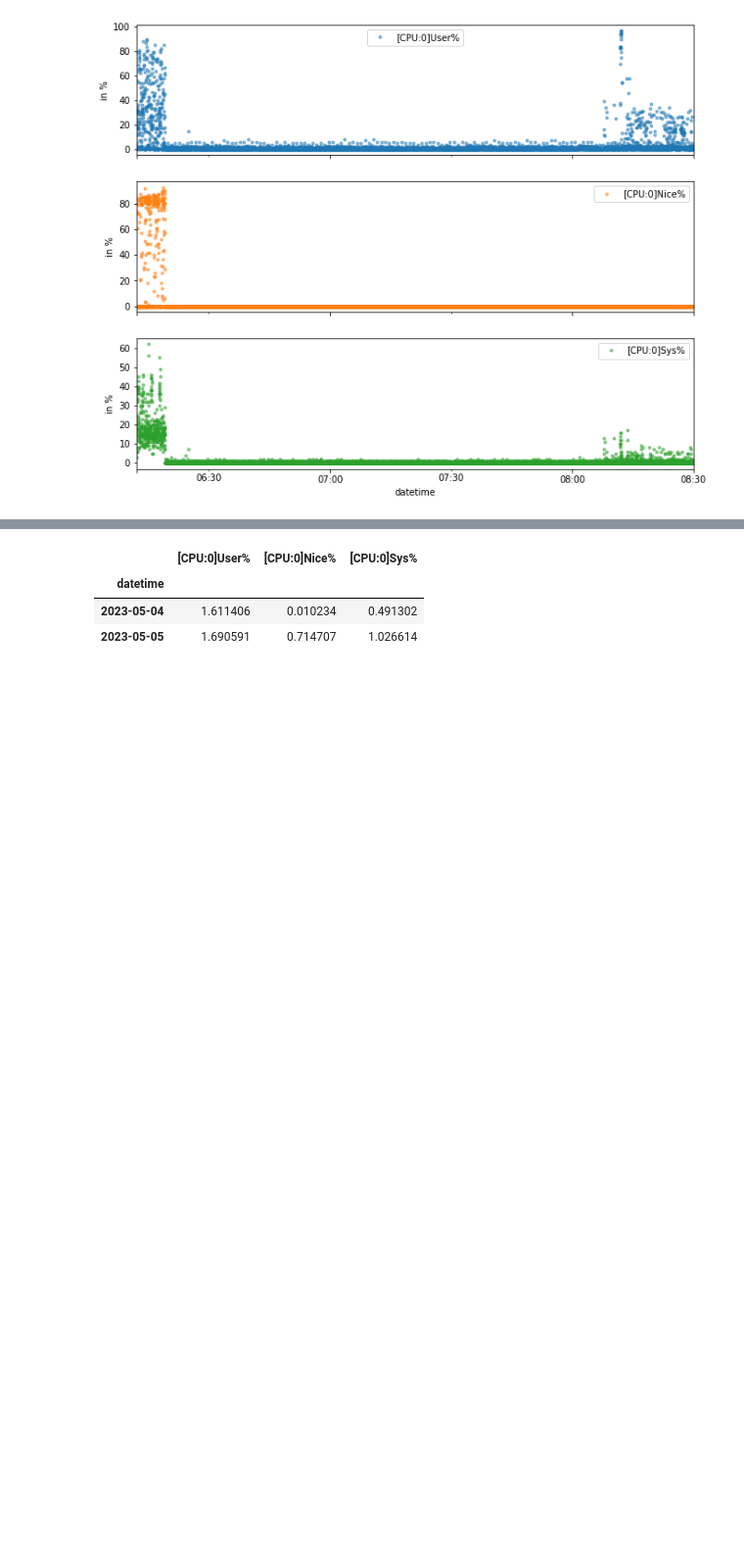
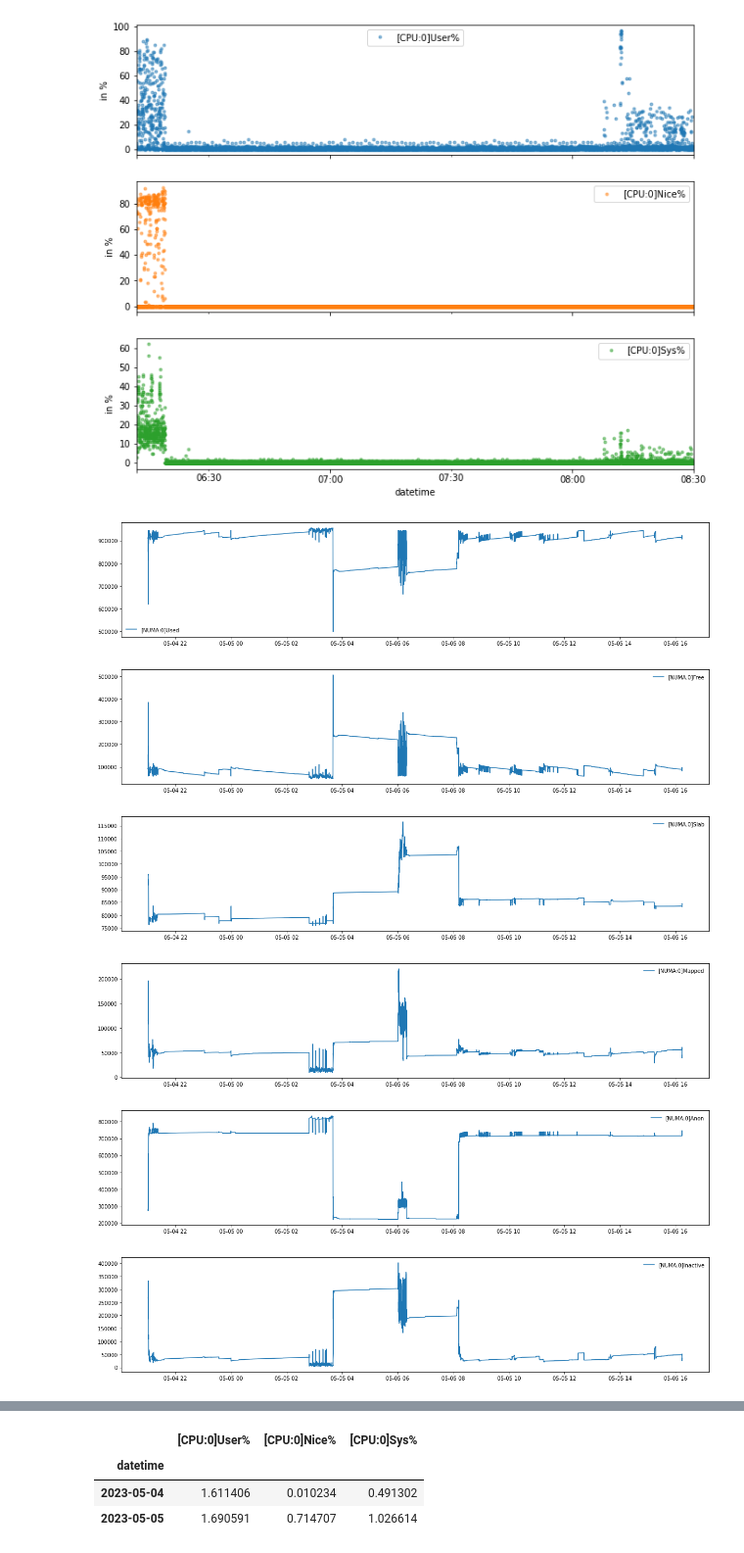
Before and after one commit to JoDeMiro/Scaler, a Jupyter notebook: Auditor_for_Mylog.ipynb, the cells around one changed output, grey strips where cells are left out. Shown at 98% size. Cells and saved outputs as stored; diff of their text form; code cells hidden in the pictures; blank space fills up the shorter version.

```diff
--- a/Auditor_for_Mylog.ipynb
+++ b/Auditor_for_Mylog.ipynb
@@ -230,3 +194,24 @@ for ax in axes:
     ax.set_ylabel('in %')
 # %% [output]
 [figure]
+# %%
+def plot_timeseries_metrics_separate(name: str):
+
+    for col_name in df.columns:
+        if name in col_name:
+            if tdf[col_name].describe()[2] > 0:
+                plt.figure(figsize=(20, 4))
+                plt.ticklabel_format(useOffset=False)
+                plt.ticklabel_format(style='plain')
+                plt.plot(tdf[col_name], label = col_name)
+                plt.legend(frameon=False)
+                plt.show()
+# %%
+plot_timeseries_metrics_separate('NUMA')
+# %% [output]
+[figure, added]
+[figure, added]
+[figure, added]
+[figure, added]
+[figure, added]
+[figure, added]
```
Also changed, not shown: parts of 14 cells of this notebook.
